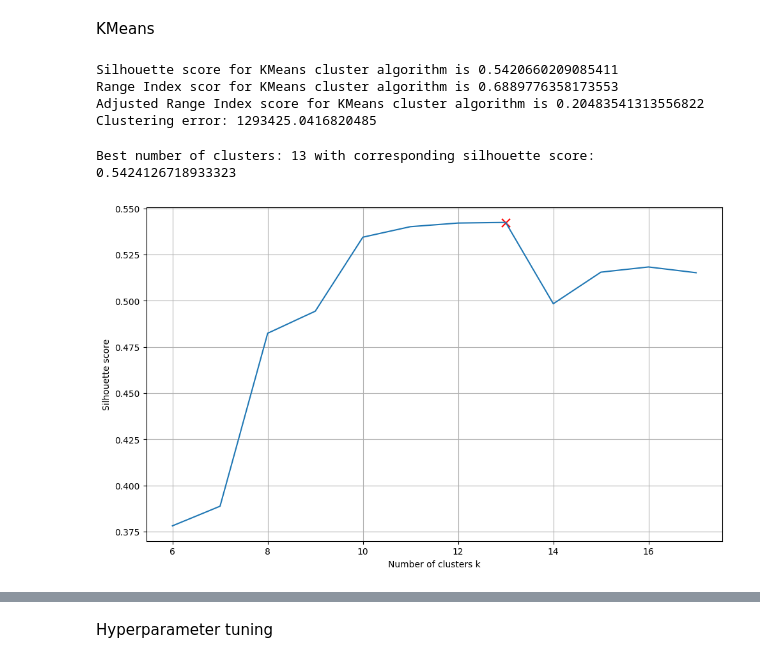
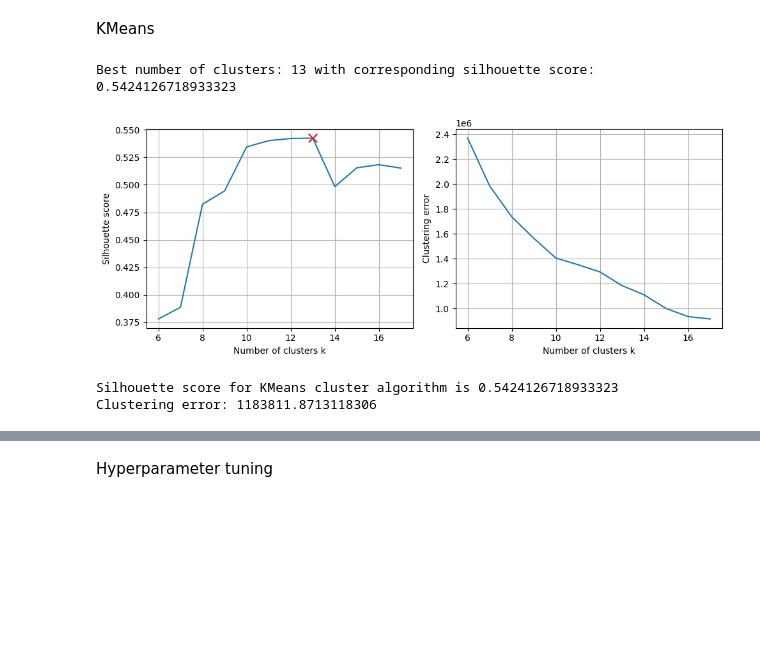
Before and after one commit to federicomirra01/DDoS_analysis_project, a Jupyter notebook: Section_3.ipynb, the cells around one changed output, grey strips where cells are left out. Drawn from its saved outputs; the diff is of its cells as text; code cells hidden in the pictures; blank space fills up the shorter version.

```diff
--- a/Section_3.ipynb
+++ b/Section_3.ipynb
@@ -49,42 +37,45 @@ Error:
 With hierarchical clustering the silhouette score reach 0.9 that is the highest one, but at the same time the rand index score and adjusted rand index score have the lowest values (more or less 0, remember that RI and ARI are supervised learning metric for cluster evaluation and they represent "accuracy" in respect of the label of the dataset) in comparison with the other clustering algorithm evaluated in the study.
 # %% [markdown]
 KMeans
+# %%
+kmeans_labels = []
+sh_scores = []
+cl_scores = []
+
+for k in range (int(0.5*n_y), int(1.5*n_y)):
+    results = KMeans(n_clusters=k, init='k-means++', n_init='auto', random_state=42).fit(X)
+    kmeans_labels.append(results.labels_)
+    sh_scores.append(silhouette_score(X, results.labels_))
+    cl_scores.append(results.inertia_)
+
+n_clusters = [n for n in range(int(0.5*n_y), int(1.5*n_y))]
+best_sh = np.max(sh_scores)
+best_n = n_clusters[np.argmax(sh_scores)]
+print(f'Best number of clusters: {best_n} with corresponding silhouette score: {best_sh}')
+
+fig, axs = plt.subplots(1, 2, figsize=(10,4))
+axs[0].plot(n_clusters, sh_scores)
+axs[0].scatter(best_n, best_sh, color='r', marker='x', s=90)
+axs[0].set_xlabel("Number of clusters k")
+axs[0].set_ylabel("Silhouette score")
+axs[0].grid()
+
+axs[1].plot(n_clusters, cl_scores)
+axs[1].set_xlabel("Number of clusters k")
+axs[1].set_ylabel("Clustering error")
+axs[1].grid()
+
+plt.tight_layout()
+plt.show()
+# %% [output]
+Best number of clusters: 13 with corresponding silhouette score: 0.5424126718933323
+[figure, added]
 # %%
-kmeans = KMeans(n_clusters=n_y, init='k-means++', random_state=42)
+kmeans = KMeans(n_clusters=13, init='k-means++', n_init='auto', random_state=42)
 result = kmeans.fit(X)
 labels = result.labels_
 print(f'Silhouette score for KMeans cluster algorithm is {silhouette_score(X, labels)}')
-print(f'Range Index scor for KMeans cluster algorithm is {rand_score(np.ravel(y), labels)}')
-print(f'Adjusted Range Index score for KMeans cluster algorithm is {adjusted_rand_score(np.ravel(y), labels)}')
 print(f'Clustering error: {result.inertia_}')
 # %% [output]
-Silhouette score for KMeans cluster algorithm is 0.5420660209085411
-Range Index scor for KMeans cluster algorithm is 0.6889776358173553
-Adjusted Range Index score for KMeans cluster algorithm is 0.20483541313556822
-Clustering error: 1293425.0416820485
+Silhouette score for KMeans cluster algorithm is 0.5424126718933323
+Clustering error: 1183811.8713118306
-# %%
-kmeans_labels = []
-sh_scores = []
-
-for k in range (int(0.5*n_y), int(1.5*n_y)):
-    labels = KMeans(n_clusters=k, init='k-means++', random_state=42).fit_predict(X)
-    kmeans_labels.append(labels)
-    sh_scores.append(silhouette_score(X, labels))
-
-n_clusters = [n for n in range(int(0.5*n_y), int(1.5*n_y))]
-best_sh = np.max(sh_scores)
-best_n = n_clusters[np.argmax(sh_scores)]
-print(f'Best number of clusters: {best_n} with corresponding silhouette score: {best_sh}')
-
-plt.figure(figsize=(10,6))
-plt.plot(n_clusters, sh_scores)
-plt.scatter(best_n, best_sh, color='r', marker='x', s=90)
-plt.xlabel("Number of clusters k")
-plt.ylabel("Silhouette score")
-plt.grid()
-
-plt.tight_layout()
-plt.show()
-# %% [output]
-Best number of clusters: 13 with corresponding silhouette score: 0.5424126718933323
-[figure, removed]
```
Also changed, not shown: parts of 25 cells of this notebook, 3 other files.
